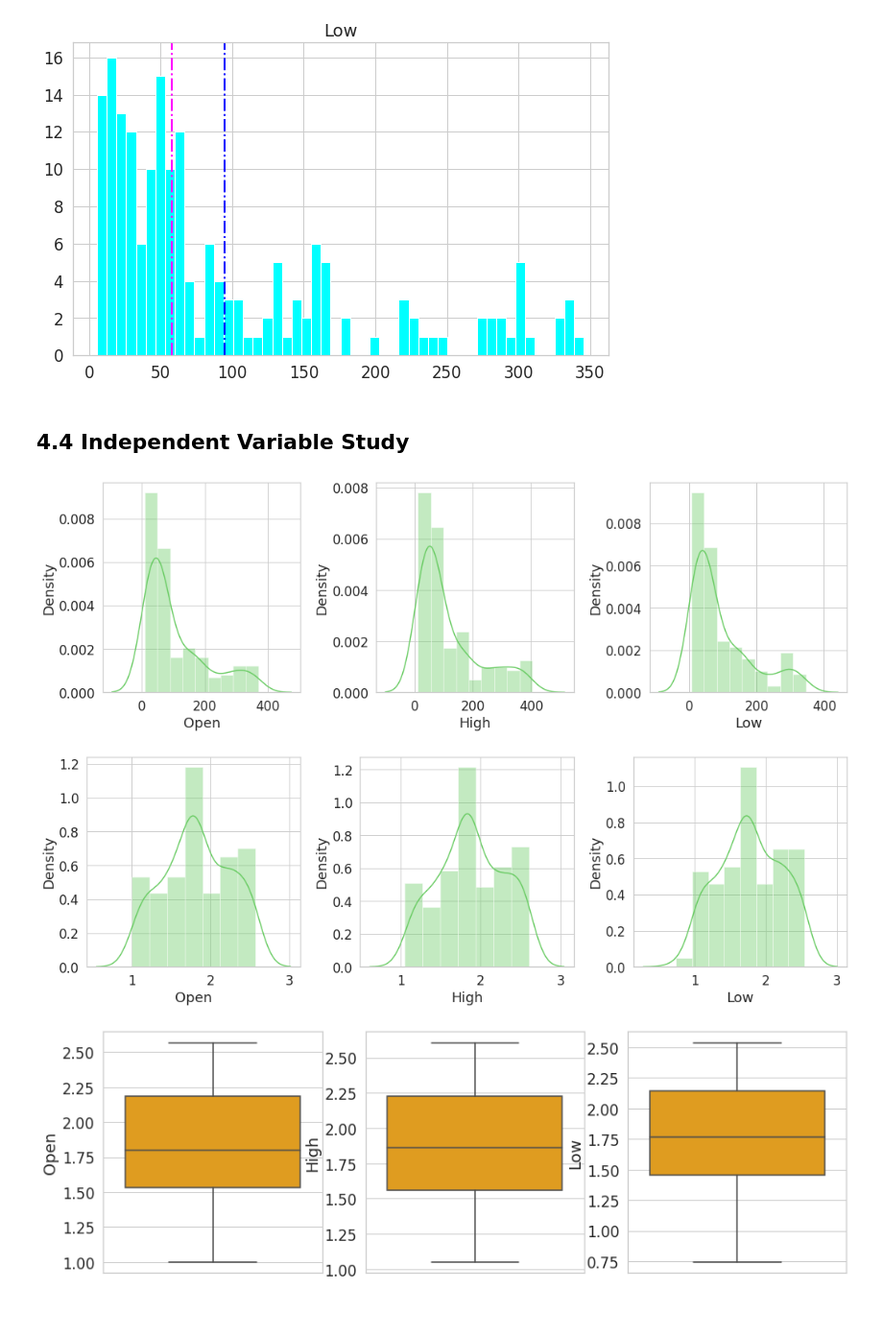
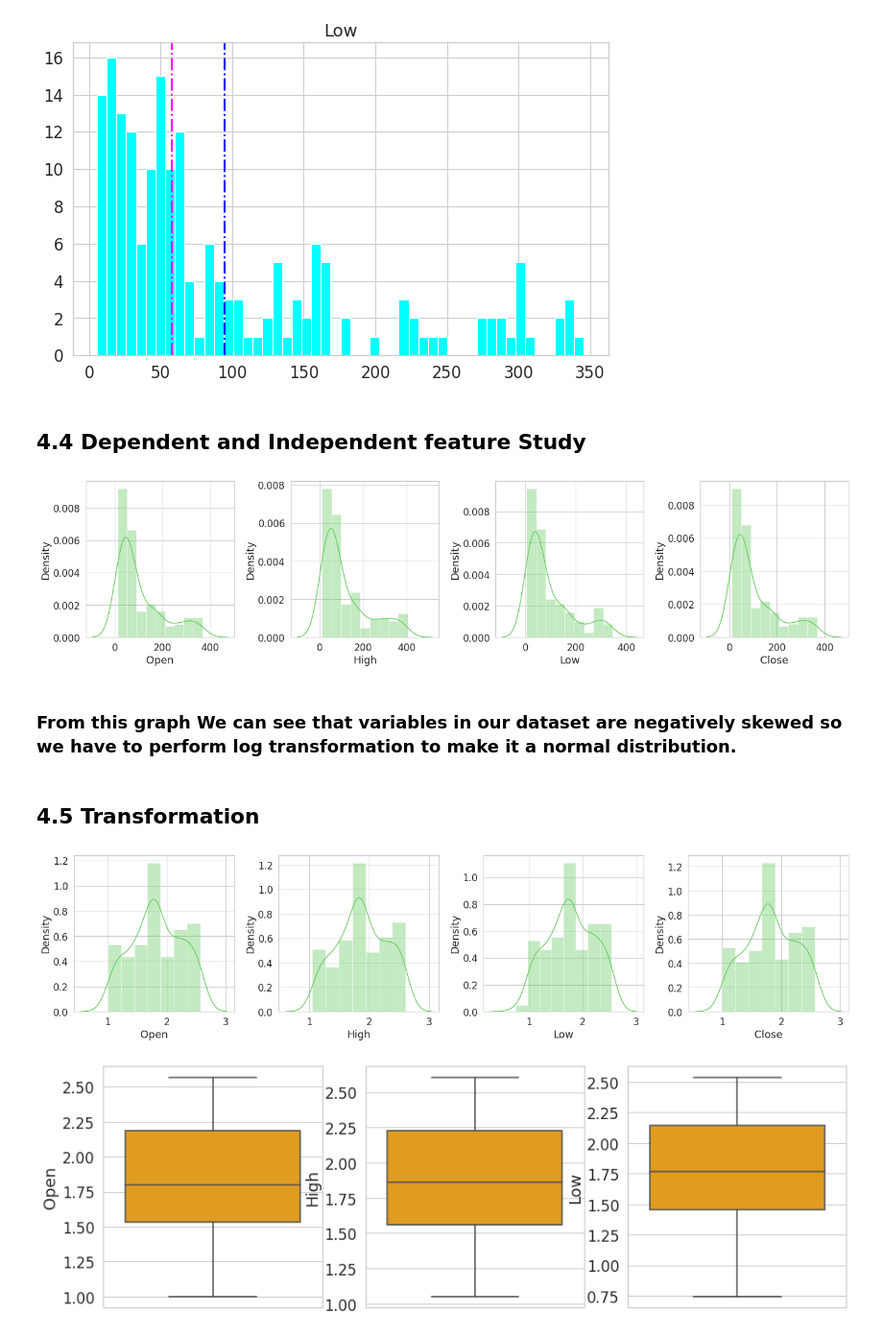
Before and after one commit to abhikr1302/ML_Capstone_Yes_Bank_Stock_closing_Prediction, a Jupyter notebook: ML_Stock_Prediction.ipynb, the cells around one changed output. Shown at 96% size. Saved outputs shown, nothing was run; the diff lists cells and outputs as text; code cells hidden in the pictures.

```diff
--- a/ML_Stock_Prediction.ipynb
+++ b/ML_Stock_Prediction.ipynb
@@ -192,32 +198,37 @@ for i in num_cols[:]:
 [figure]
 [figure]
 # %% [markdown]
-## 4.4 Independent Variable Study
+## 4.4 Dependent and Independent feature Study
 # %%
-fig, axs = plt.subplots(ncols=3,figsize=(15,5))
+fig, axs = plt.subplots(ncols=4,figsize=(20,5))
 
 #graph plot
 sns.distplot(df['Open'], color='g', ax=axs[0])
 sns.distplot(df['High'], color='g', ax=axs[1])
 sns.distplot(df['Low'], color='g',ax=axs[2])
+sns.distplot(df['Close'], color='g', ax=axs[3])
 
 # this prevents plots from overlapping
 plt.tight_layout()
 # %% [output]
-[figure, old version]
+[figure, new version]
+# %% [markdown]
+### From this graph We can see that variables in our dataset are negatively skewed so we have to perform log transformation to make it a normal distribution.
+# %% [markdown]
+## 4.5 Transformation
 # %%
 # subplots and figure size
-fig, axs = plt.subplots(ncols=3,figsize=(15,5))
+fig, axs = plt.subplots(ncols=4,figsize=(20,5))
 
 #graph plot
 sns.distplot(np.log10(df['Open']), color='g', ax=axs[0])
 sns.distplot(np.log10(df['High']), color='g', ax=axs[1])
 sns.distplot(np.log10(df['Low']), color='g',ax=axs[2])
+sns.distplot(np.log10(df['Close']), color='g', ax=axs[3])
 
-# this prevents plots from overlapping
 plt.tight_layout()
 # %% [output]
-[figure, old version]
+[figure, new version]
 # %%
 fig, axes = plt.subplots(1,3,figsize=(15,5))
 fig = sns.boxplot(y=np.log10(df["Open"]), color="orange",ax=axes[0])
```
Also changed, not shown: parts of 11 cells of this notebook.
